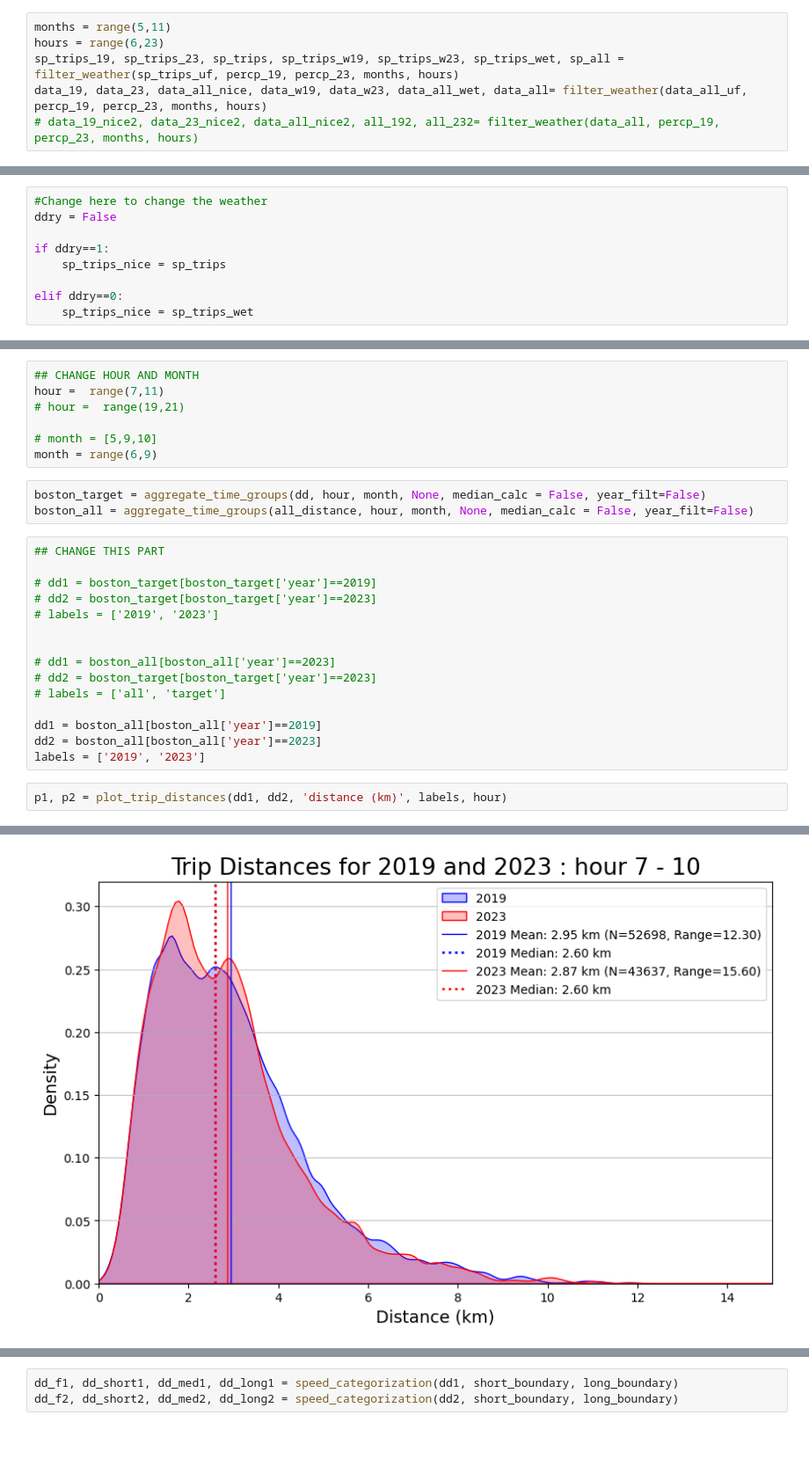
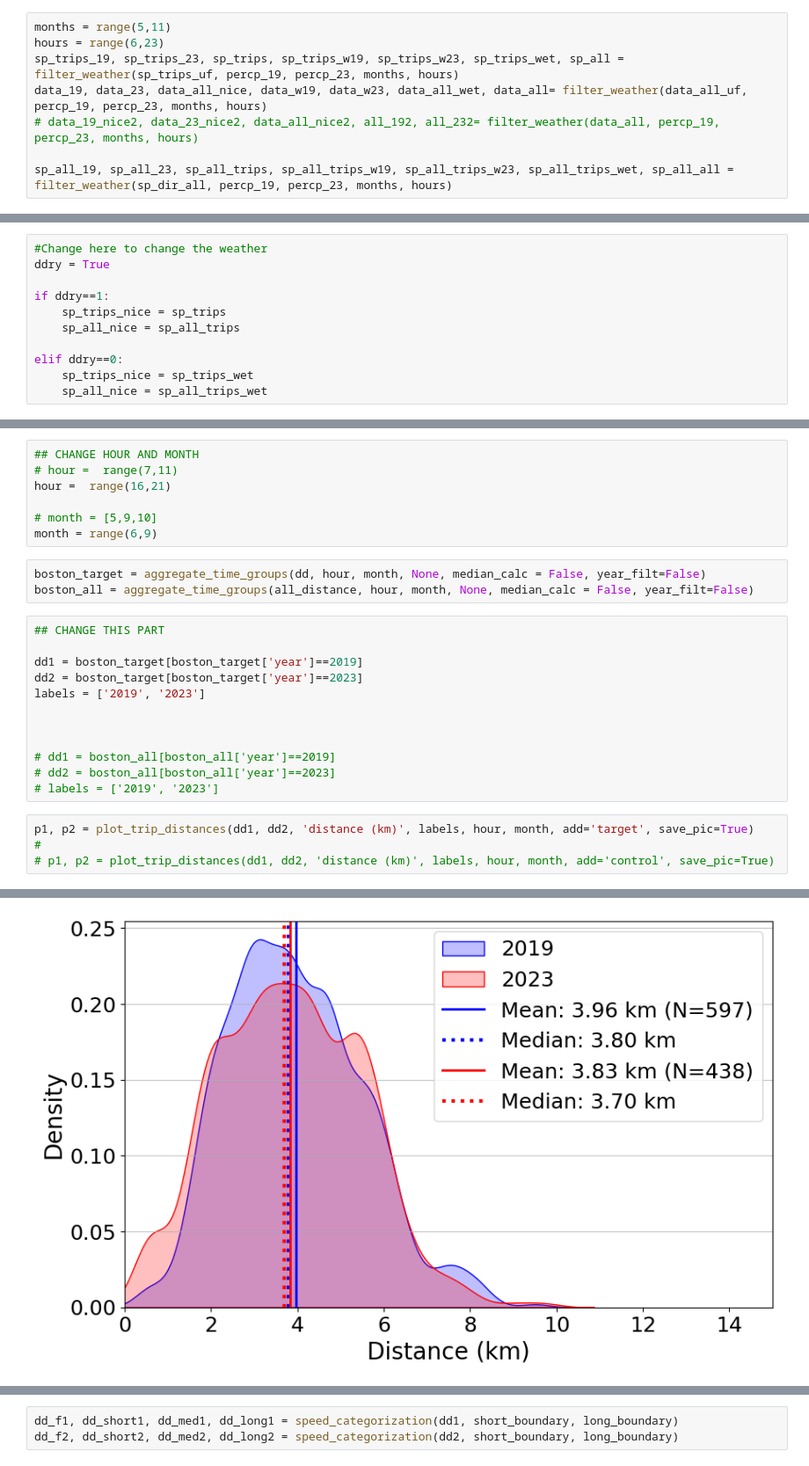
Before and after one commit to SahputraS/Bike-Sharing-Network, a Jupyter notebook: boston street analysis - Copy.ipynb, the cells around one changed output, grey strips where cells are left out. Shown at 88% size. Cells and saved outputs as stored; diff of their text form; blank space fills up the shorter version.

```diff
--- a/boston street analysis - Copy.ipynb
+++ b/boston street analysis - Copy.ipynb
@@ -252,6 +283,8 @@ hours = range(6,23)
 sp_trips_19, sp_trips_23, sp_trips, sp_trips_w19, sp_trips_w23, sp_trips_wet, sp_all = filter_weather(sp_trips_uf, percp_19, percp_23, months, hours)
 data_19, data_23, data_all_nice, data_w19, data_w23, data_all_wet, data_all= filter_weather(data_all_uf, percp_19, percp_23, months, hours)
 # data_19_nice2, data_23_nice2, data_all_nice2, all_192, all_232= filter_weather(data_all, percp_19, percp_23, months, hours)
+
+sp_all_19, sp_all_23, sp_all_trips, sp_all_trips_w19, sp_all_trips_w23, sp_all_trips_wet, sp_all_all = filter_weather(sp_dir_all, percp_19, percp_23, months, hours)
 # %% [markdown]
 ## Trips per day
 # %% [markdown]
@@ -617,12 +651,14 @@ def waifw_matrix(sp_trips, da, hour_range, title_suffix, month_range=range(5, 13
     return eigen_df
 # %%
 #Change here to change the weather
-ddry = False
+ddry = True
 
 if ddry==1:
     sp_trips_nice = sp_trips
+    sp_all_nice = sp_all_trips
 
 elif ddry==0:
     sp_trips_nice = sp_trips_wet
+    sp_all_nice = sp_all_trips_wet
 # %% [markdown]
 ## WAIFW
@@ -1000,8 +1047,8 @@ def fligner_test (df_short, df_med, df_long, label):
 ## Run the test
 # %%
 ## CHANGE HOUR AND MONTH
-hour =  range(7,11)
-# hour =  range(19,21)
+# hour =  range(7,11)
+hour =  range(16,21)
 
 # month = [5,9,10]
 month = range(6,9)
@@ -1011,18 +1058,17 @@ boston_all = aggregate_time_groups(all_distance, hour, month, None, median_calc
 # %%
 ## CHANGE THIS PART
 
-# dd1 = boston_target[boston_target['year']==2019]
-# dd2 = boston_target[boston_target['year']==2023]
-# labels = ['2019', '2023']
+dd1 = boston_target[boston_target['year']==2019]
+dd2 = boston_target[boston_target['year']==2023]
+labels = ['2019', '2023']
 
 
-# dd1 = boston_all[boston_all['year']==2023]
-# dd2 = boston_target[boston_target['year']==2023]
-# labels = ['all', 'target']
 
-dd1 = boston_all[boston_all['year']==2019]
-dd2 = boston_all[boston_all['year']==2023]
-labels = ['2019', '2023']
+# dd1 = boston_all[boston_all['year']==2019]
+# dd2 = boston_all[boston_all['year']==2023]
+# labels = ['2019', '2023']
 # %%
-p1, p2 = plot_trip_distances(dd1, dd2, 'distance (km)', labels, hour)
+p1, p2 = plot_trip_distances(dd1, dd2, 'distance (km)', labels, hour, month, add='target', save_pic=True)
+#
+# p1, p2 = plot_trip_distances(dd1, dd2, 'distance (km)', labels, hour, month, add='control', save_pic=True)
 # %% [output]
@@ -1029,2 +1076,2 @@ p1, p2 = plot_trip_distances(dd1, dd2, 'distance (km)', labels, hour)
-[figure, old version]
+[figure, new version]
 # %%
```
Also changed, not shown: parts of 52 cells of this notebook.
